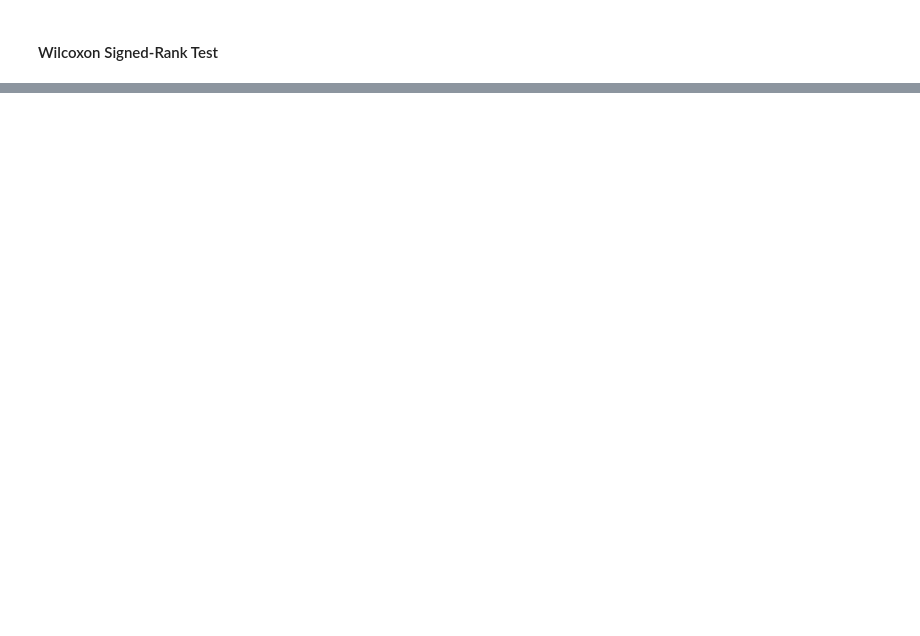
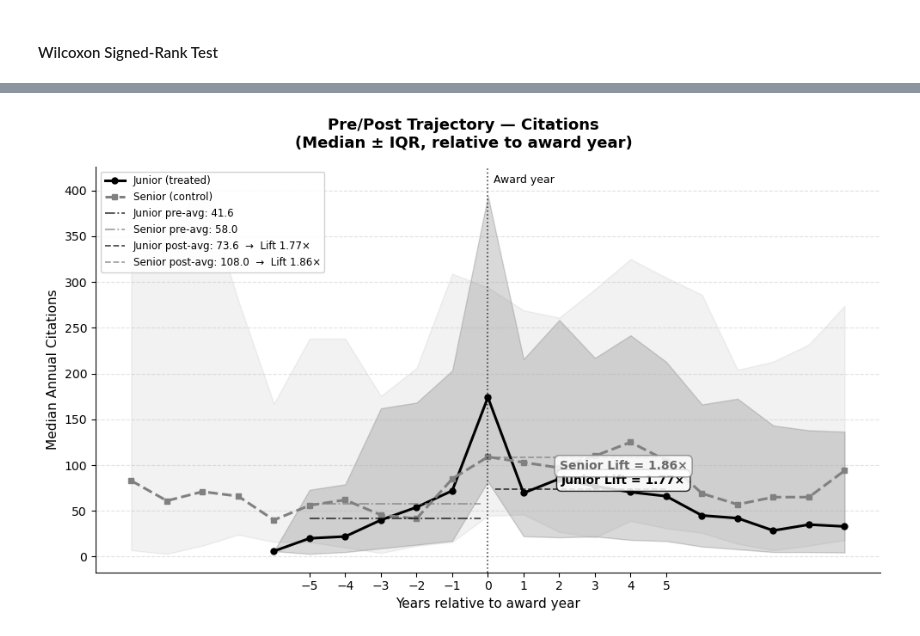
Before and after one commit to AppleShay/thesis-best-paper-trajectories, a Jupyter notebook: notebooks/11_lift_analysis.ipynb, the cells around one changed output, grey strips where cells are left out. Cells and saved outputs as stored; diff of their text form; code cells hidden in the pictures; blank space fills up the shorter version.

```diff
--- a/notebooks/11_lift_analysis.ipynb
+++ b/notebooks/11_lift_analysis.ipynb
@@ -246,0 +465,86 @@ treatment   n  median_lift_cit  median_lift_works  mean_pre_cit  mean_post_cit
+# %%
+def plot_lift_single(metric_label, y_col, q25_col, q75_col,
+                     j_pre, j_post, s_pre, s_post, j_lift, s_lift,
+                     filename):
+
+    fig, ax = plt.subplots(figsize=(10, 6))
+    fig.suptitle(
+        f"Pre/Post Trajectory — {metric_label}\n(Median ± IQR, relative to award year)",
+        fontsize=13, fontweight="bold"
+    )
+
+    # IQR bands
+    ax.fill_between(jun["rel_year"], jun[q25_col], jun[q75_col],
+                    alpha=0.15, color="black")
+    ax.fill_between(sen["rel_year"], sen[q25_col], sen[q75_col],
+                    alpha=0.10, color="gray")
+
+    # Median lines
+    ax.plot(jun["rel_year"], jun[y_col], color="black",
+            linewidth=2.2, marker="o", markersize=5, label="Junior (treated)")
+    ax.plot(sen["rel_year"], sen[y_col], color="gray",
+            linewidth=2.2, marker="s", markersize=5, linestyle="--", label="Senior (control)")
+
+    # Award line
+    ax.axvline(0, color="black", linewidth=1.2, linestyle=":", alpha=0.7)
+    ymax = ax.get_ylim()[1]
+    ax.text(0.15, ymax * 0.98, "Award year", fontsize=9, color="black", va="top")
+
+    # Pre/post average reference lines — left half only
+    ax.hlines(j_pre, xmin=-5, xmax=-0.2, colors="black",
+              linewidth=1.3, linestyles="-.", alpha=0.7,
+              label=f"Junior pre-avg: {j_pre:.1f}")
+    ax.hlines(s_pre, xmin=-5, xmax=-0.2, colors="gray",
+              linewidth=1.3, linestyles="-.", alpha=0.7,
+              label=f"Senior pre-avg: {s_pre:.1f}")
+
+    # Pre/post average reference lines — right half only
+    ax.hlines(j_post, xmin=0.2, xmax=5, colors="black",
+              linewidth=1.3, linestyles="--", alpha=0.7,
+              label=f"Junior post-avg: {j_post:.1f}  →  Lift {j_lift:.2f}×")
+    ax.hlines(s_post, xmin=0.2, xmax=5, colors="gray",
+              linewidth=1.3, linestyles="--", alpha=0.7,
+              label=f"Senior post-avg: {s_post:.1f}  →  Lift {s_lift:.2f}×")
+
+    # Lift text boxes — top right area, stacked clearly
+    props = dict(boxstyle="round,pad=0.4", facecolor="white", edgecolor="black", alpha=0.85)
+    ax.text(3.8, j_post * 1.08,
+            f"Junior Lift = {j_lift:.2f}×",
+            fontsize=10, fontweight="bold", color="black",
+            bbox=props, ha="center")
+    ax.text(3.8, s_post * 0.88,
+            f"Senior Lift = {s_lift:.2f}×",
+            fontsize=10, fontweight="bold", color="dimgray",
+            bbox=dict(boxstyle="round,pad=0.4", facecolor="white",
+                      edgecolor="gray", alpha=0.85),
+            ha="center")
+
+    ax.set_xlabel("Years relative to award year", fontsize=11)
+    ax.set_ylabel(f"Median Annual {metric_label}", fontsize=11)
+    ax.set_xticks(range(-5, 6))
+    ax.legend(fontsize=8.5, loc="upper left", framealpha=0.9)
+    ax.grid(axis="y", linestyle="--", alpha=0.35)
+    ax.spines["top"].set_visible(False)
+    ax.spines["right"].set_visible(False)
+
+    plt.tight_layout()
+    fig.savefig(DATA_FIGURES / filename, dpi=150, bbox_inches="tight")
+    print(f"✓ Saved: data/figures/{filename}")
+    plt.show()
+
+# ── Plot 1: Citations ──────────────────────────────────────────────────────
+plot_lift_single(
+    "Citations", "med_citations", "q25_cit", "q75_cit",
+    jun_pre_cit, jun_post_cit, sen_pre_cit, sen_post_cit,
+    jun_lift_cit, sen_lift_cit,
+    "11a_lift_citations.png"
+)
+
+# ── Plot 2: Publications ───────────────────────────────────────────────────
+plot_lift_single(
+    "Publications", "med_works", "q25_works", "q75_works",
+    jun_pre_pub, jun_post_pub, sen_pre_pub, sen_post_pub,
+    jun_lift_pub, sen_lift_pub,
+    "11b_lift_publications.png"
+)
+# %% [output]
@@ -246,0 +552 @@ treatment   n  median_lift_cit  median_lift_works  mean_pre_cit  mean_post_cit
+[figure, added]
```
Also changed, not shown: parts of 10 cells of this notebook, 6 other files.
